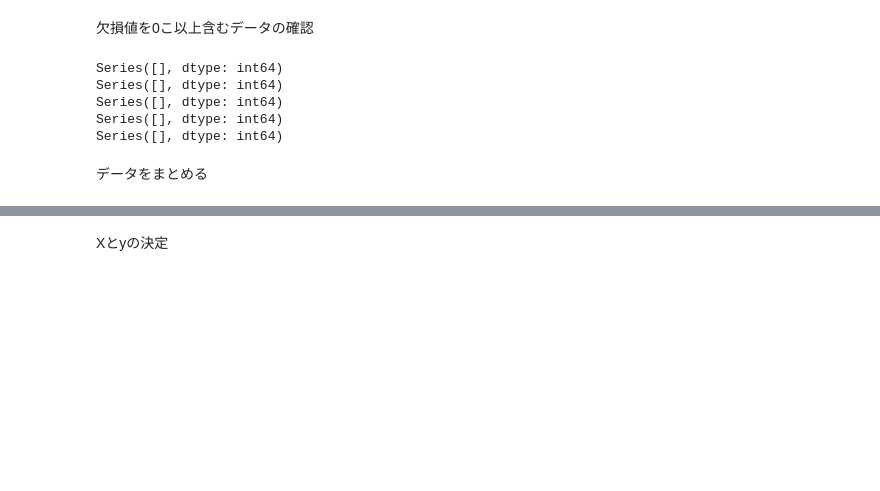
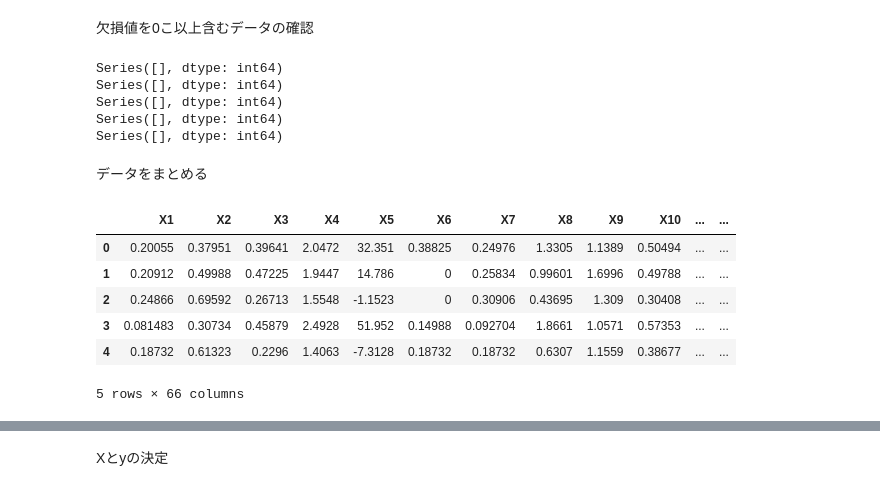
Before and after one commit to wakachii/team_competition, a Jupyter notebook: code.ipynb, the cells around one changed output, grey strips where cells are left out. Saved outputs shown, nothing was run; the diff lists cells and outputs as text; code cells hidden in the pictures; blank space fills up the shorter version.

```diff
--- a/code.ipynb
+++ b/code.ipynb
@@ -48,4 +49,12 @@ Series([], dtype: int64)
 # %%
 all_data = pd.concat([year1,year2,year3,year4])
 # %%
-all_data.head(50)
+all_data.head()
+# %% [output]
+|  | X1 | X2 | X3 | X4 | X5 | X6 | X7 | X8 | X9 | X10 | ... | ... |
+| 0 | 0.20055 | 0.37951 | 0.39641 | 2.0472 | 32.351 | 0.38825 | 0.24976 | 1.3305 | 1.1389 | 0.50494 | ... | ... |
+| 1 | 0.20912 | 0.49988 | 0.47225 | 1.9447 | 14.786 | 0 | 0.25834 | 0.99601 | 1.6996 | 0.49788 | ... | ... |
+| 2 | 0.24866 | 0.69592 | 0.26713 | 1.5548 | -1.1523 | 0 | 0.30906 | 0.43695 | 1.309 | 0.30408 | ... | ... |
+| 3 | 0.081483 | 0.30734 | 0.45879 | 2.4928 | 51.952 | 0.14988 | 0.092704 | 1.8661 | 1.0571 | 0.57353 | ... | ... |
+| 4 | 0.18732 | 0.61323 | 0.2296 | 1.4063 | -7.3128 | 0.18732 | 0.18732 | 0.6307 | 1.1559 | 0.38677 | ... | ... |
+5 rows × 66 columns
```
Also changed, not shown: parts of 14 cells of this notebook.
